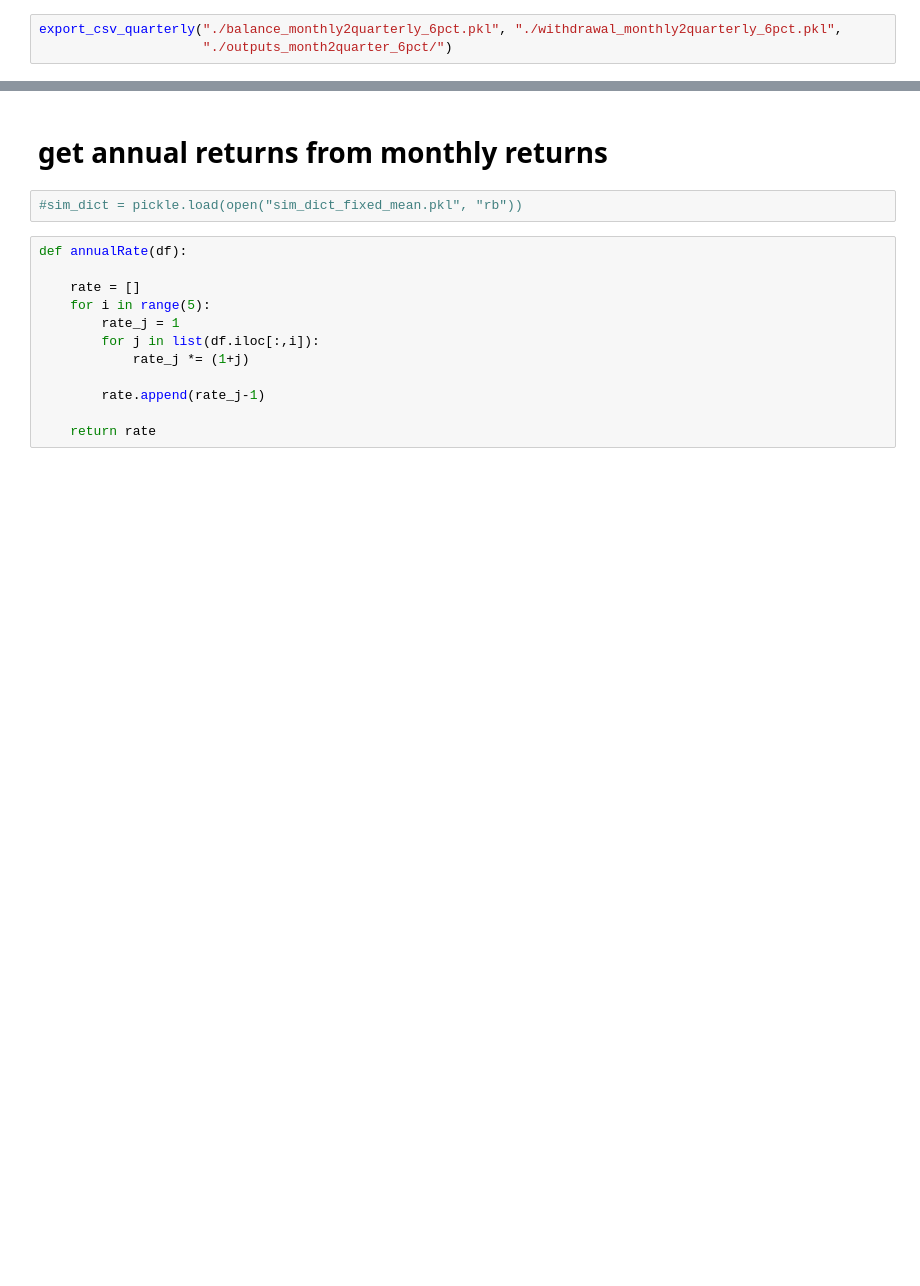
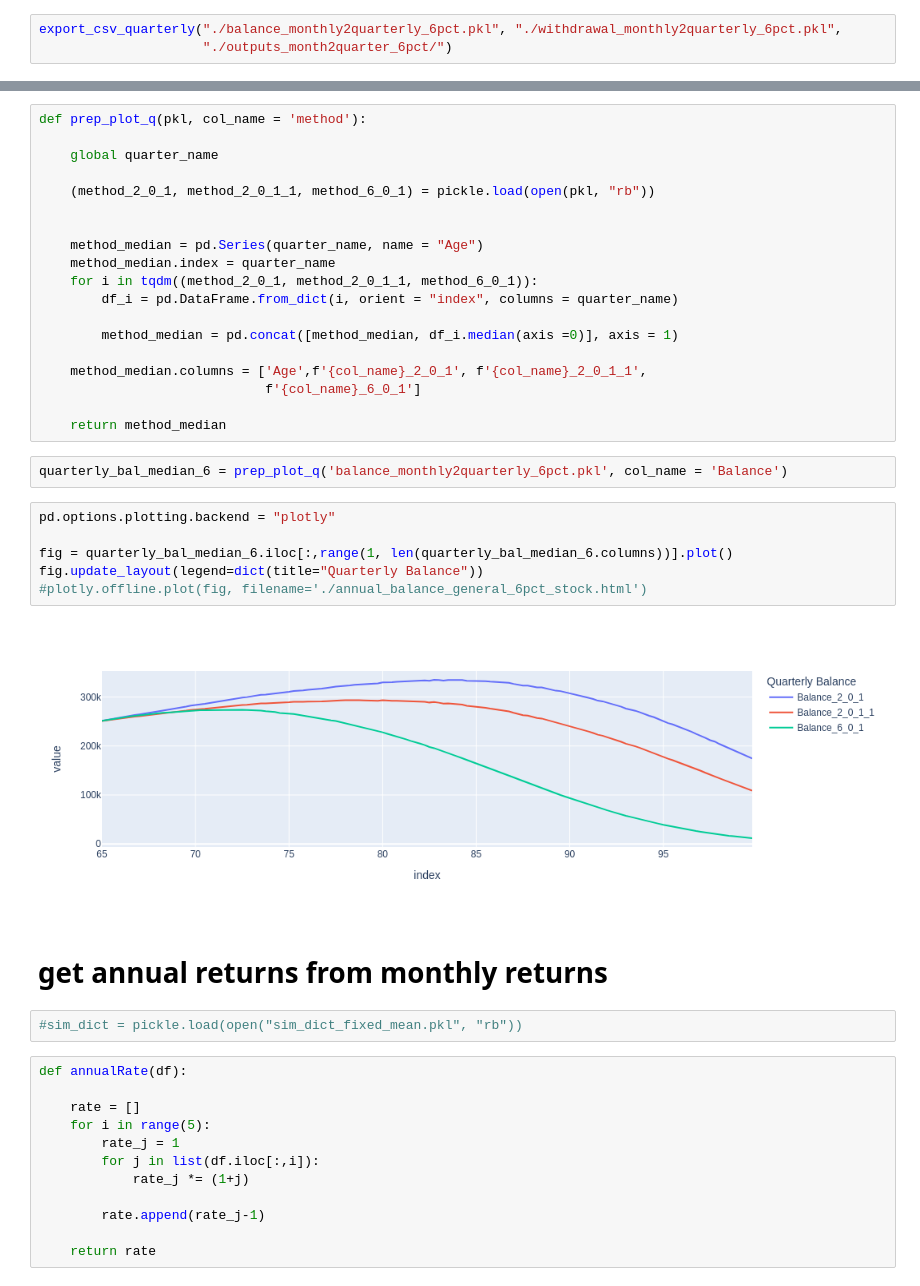
Before and after one commit to bcqguo/rdca, a Jupyter notebook: monthly_quartly_annual_rdac.ipynb, the cells around one changed output, grey strips where cells are left out. Drawn from its saved outputs; the diff is of its cells as text; blank space fills up the shorter version.

```diff
--- a/monthly_quartly_annual_rdac.ipynb
+++ b/monthly_quartly_annual_rdac.ipynb
@@ -1134,3 +1146,32 @@ merge_df_quarterly("./outputs_month2quarter_6pct")
+# %%
+def prep_plot_q(pkl, col_name = 'method'):
+
+    global quarter_name
+
+    (method_2_0_1, method_2_0_1_1, method_6_0_1) = pickle.load(open(pkl, "rb"))
+
+
+    method_median = pd.Series(quarter_name, name = "Age")
+    method_median.index = quarter_name
+    for i in tqdm((method_2_0_1, method_2_0_1_1, method_6_0_1)):
+        df_i = pd.DataFrame.from_dict(i, orient = "index", columns = quarter_name)
+
+        method_median = pd.concat([method_median, df_i.median(axis =0)], axis = 1)
+
+    method_median.columns = ['Age',f'{col_name}_2_0_1', f'{col_name}_2_0_1_1',
+                             f'{col_name}_6_0_1']
+
+    return method_median
+# %%
+quarterly_bal_median_6 = prep_plot_q('balance_monthly2quarterly_6pct.pkl', col_name = 'Balance')
+# %%
+pd.options.plotting.backend = "plotly"
+
+fig = quarterly_bal_median_6.iloc[:,range(1, len(quarterly_bal_median_6.columns))].plot()
+fig.update_layout(legend=dict(title="Quarterly Balance"))
+#plotly.offline.plot(fig, filename='./annual_balance_general_6pct_stock.html')
+# %% [output]
+[figure, added]
 # %% [markdown]
 # get annual returns from monthly returns
 # %%
```
Also changed, not shown: parts of 48 cells of this notebook.
